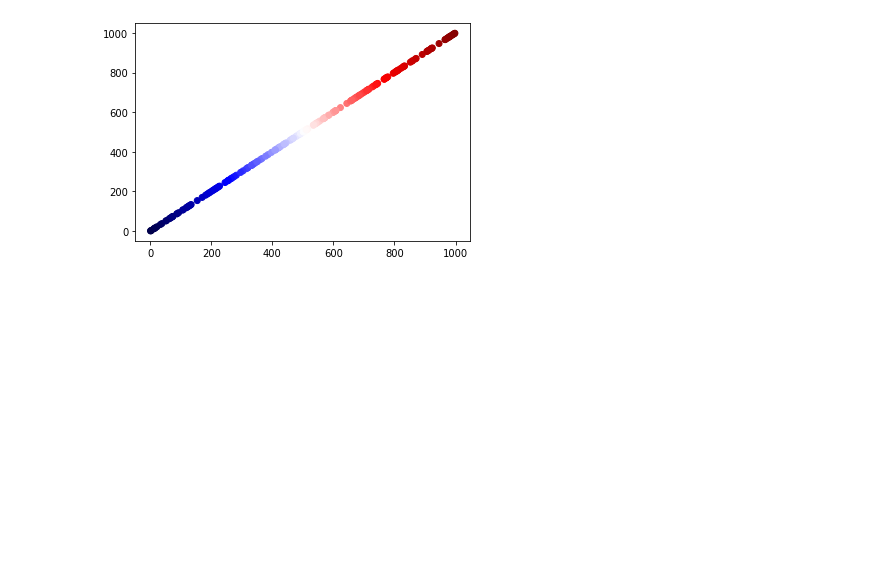
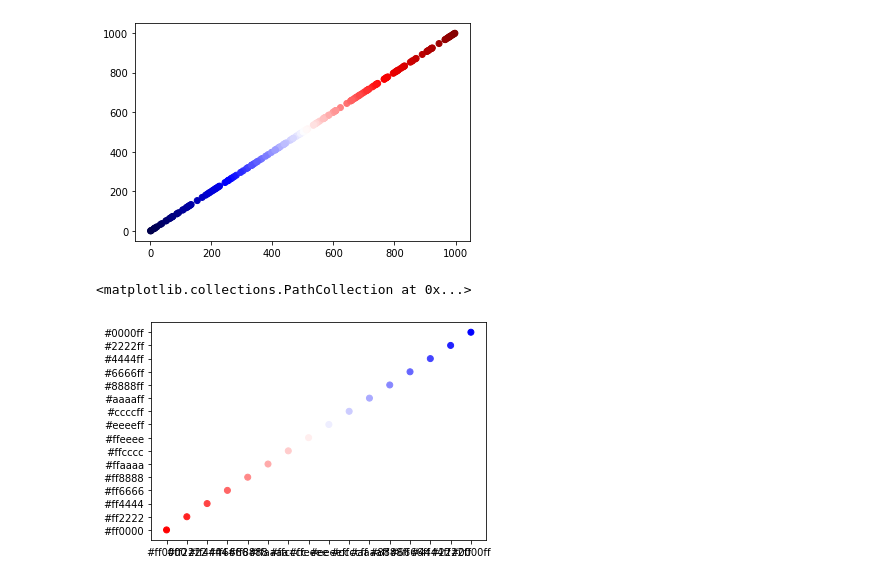
Before and after one commit to binodbhttr/mycolorpy, a Jupyter notebook: usage_example.ipynb, the cells around one changed output. Cells and saved outputs as stored; diff of their text form; code cells hidden in the pictures; blank space fills up the shorter version.

Commit message:
added feature to get reversed colormap

```diff
--- a/usage_example.ipynb
+++ b/usage_example.ipynb
@@ -30,3 +30,28 @@ plt.scatter(a,a,c=color1)
 # %% [output]
 <matplotlib.collections.PathCollection at 0x...>
 [figure]
+# %%
+import matplotlib.pyplot as plt
+import matplotlib.colors as colors
+import numpy as np
+
+def gen_color(see_map,n,reversed=False):
+    '''Generates n distinct color from a given colormap%%!
+    Returns: a list with hex values of colors
+    '''
+    cmap = plt.cm.get_cmap(str(see_map),) # select the desired cmap
+    arr=np.linspace(0,1,n) #create a list with numbers from 0 to 1 with n items
+    colorlist=list()
+    for c in arr:
+        rgba=cmap(c) #select the rgba value of the cmap at point c which is a number between 0 to 1
+        clr=colors.rgb2hex(rgba) #convert to hex
+        colorlist.append(str(clr)) # create a list of these colors
+    if reversed==True:
+        colorlist.reverse()
+    return colorlist
+
+color3=gen_color(see_map="bwr",n=16,reversed=True)
+plt.scatter(color3,color3,c=color3)
+# %% [output]
+<matplotlib.collections.PathCollection at 0x...>
+[figure, added]
```
Also changed, not shown: 2 other files.
